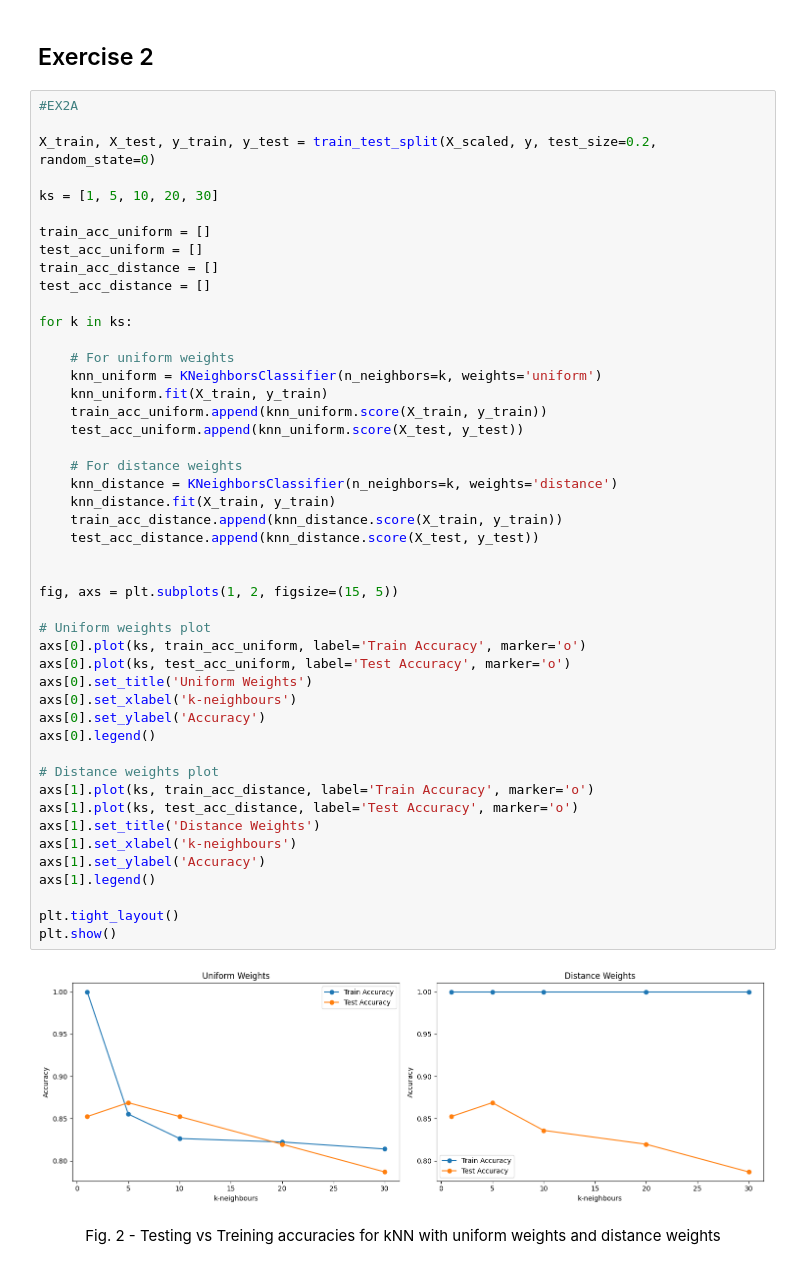
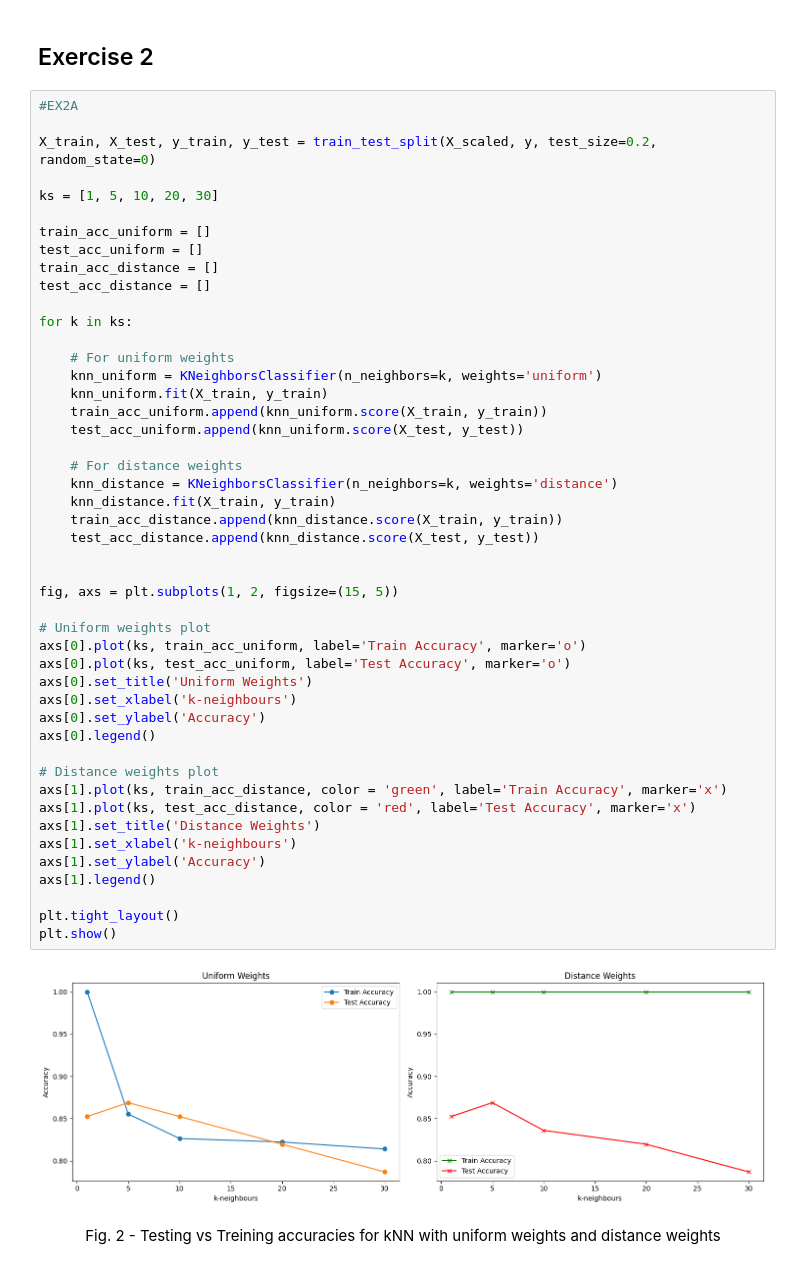
Before and after one commit to guiijose/Machine-Learning, a Jupyter notebook: homeworks/hw2/hw2.ipynb, the cells around one changed output. Drawn from its saved outputs; the diff is of its cells as text.

Commit message:
Color corrctions

```diff
--- a/homeworks/hw2/hw2.ipynb
+++ b/homeworks/hw2/hw2.ipynb
@@ -167,36 +167,36 @@ for k in ks:
     knn_uniform.fit(X_train, y_train)
     train_acc_uniform.append(knn_uniform.score(X_train, y_train))
     test_acc_uniform.append(knn_uniform.score(X_test, y_test))
 
     # For distance weights
     knn_distance = KNeighborsClassifier(n_neighbors=k, weights='distance')
     knn_distance.fit(X_train, y_train)
     train_acc_distance.append(knn_distance.score(X_train, y_train))
     test_acc_distance.append(knn_distance.score(X_test, y_test))
 
 
 fig, axs = plt.subplots(1, 2, figsize=(15, 5))
 
 # Uniform weights plot
 axs[0].plot(ks, train_acc_uniform, label='Train Accuracy', marker='o')
 axs[0].plot(ks, test_acc_uniform, label='Test Accuracy', marker='o')
 axs[0].set_title('Uniform Weights')
 axs[0].set_xlabel('k-neighbours')
 axs[0].set_ylabel('Accuracy')
 axs[0].legend()
 
 # Distance weights plot
-axs[1].plot(ks, train_acc_distance, label='Train Accuracy', marker='o')
-axs[1].plot(ks, test_acc_distance, label='Test Accuracy', marker='o')
+axs[1].plot(ks, train_acc_distance, color = 'green', label='Train Accuracy', marker='x')
+axs[1].plot(ks, test_acc_distance, color = 'red', label='Test Accuracy', marker='x')
 axs[1].set_title('Distance Weights')
 axs[1].set_xlabel('k-neighbours')
 axs[1].set_ylabel('Accuracy')
 axs[1].legend()
 
 plt.tight_layout()
 plt.show()
 # %% [output]
-[figure, old version]
+[figure, new version]
 # %% [markdown]
 <center>
     Fig. 2 - Testing vs Treining accuracies for kNN with uniform weights and distance weights
```
